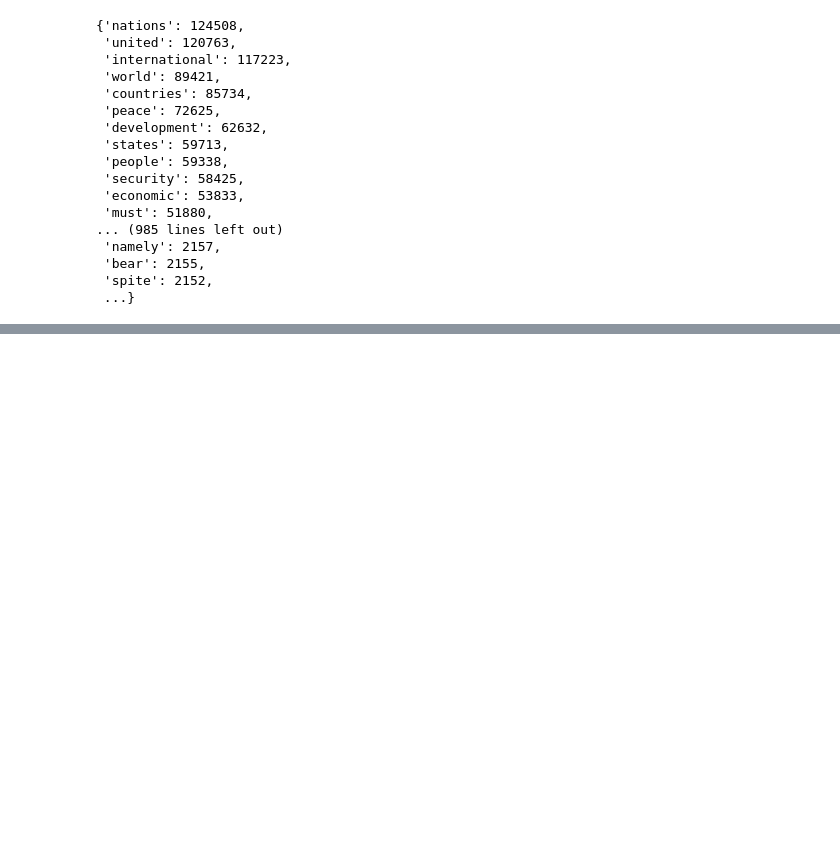
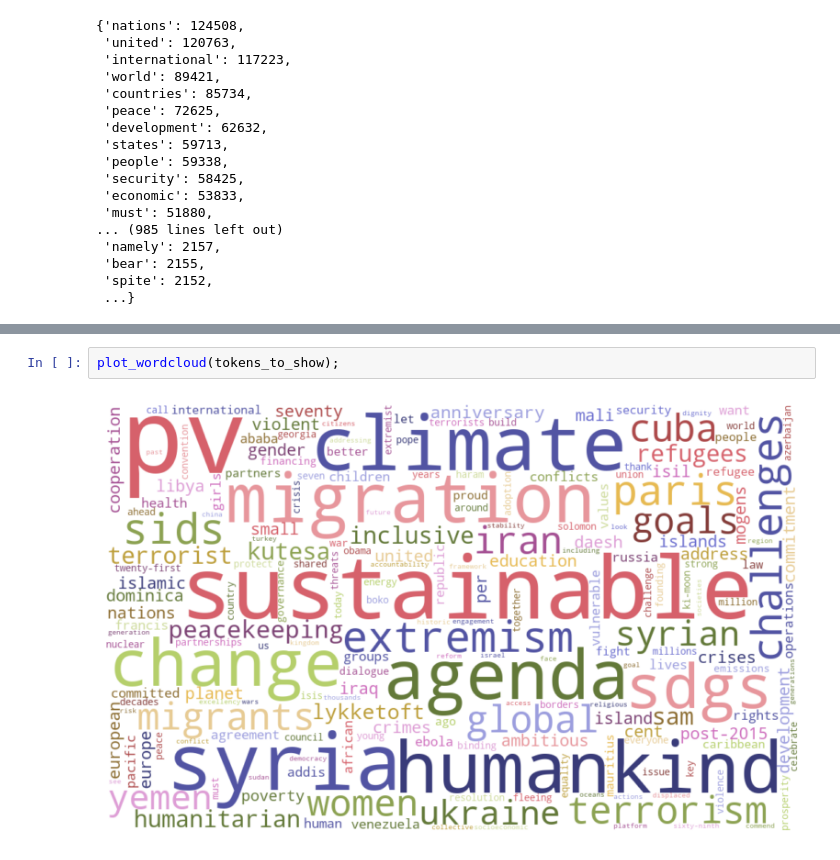
Before and after one commit to shane-kercheval/nlp-template, a Jupyter notebook: source/executables/text_eda.ipynb, the cells around one changed output, grey strips where cells are left out. Drawn from its saved outputs; the diff is of its cells as text; blank space fills up the shorter version.

```diff
--- a/source/executables/text_eda.ipynb
+++ b/source/executables/text_eda.ipynb
@@ -202,0 +258,4 @@ plt.axis('off');
+# %%
+plot_wordcloud(tokens_to_show);
+# %% [output]
+[figure, added]
```
Also changed, not shown: parts of 10 cells of this notebook.
